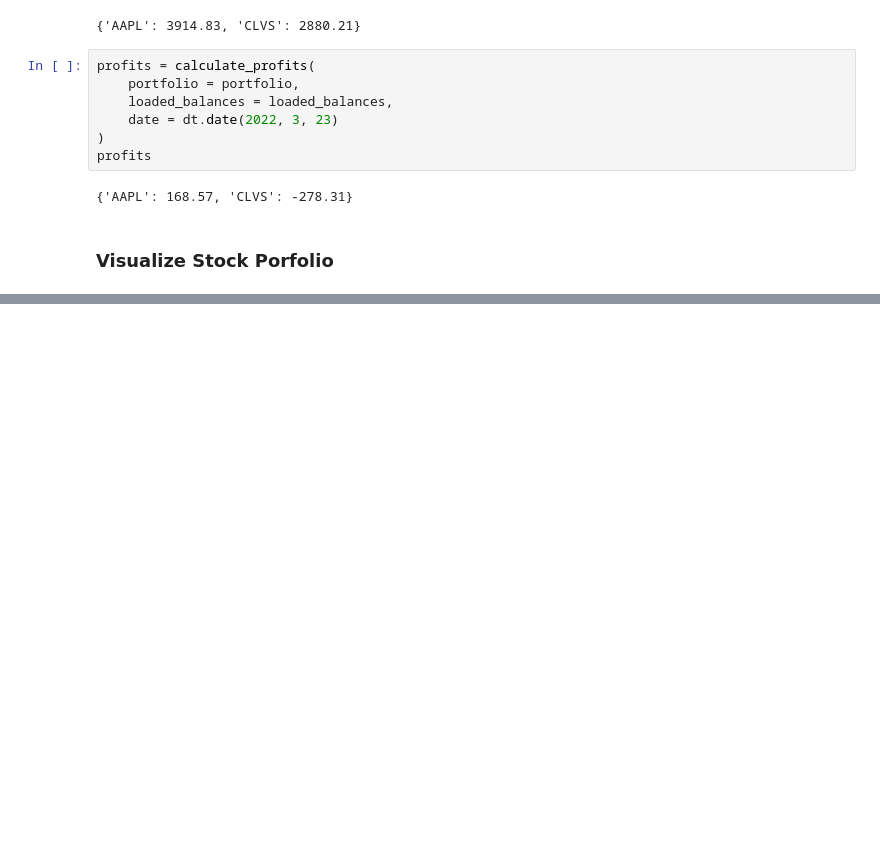
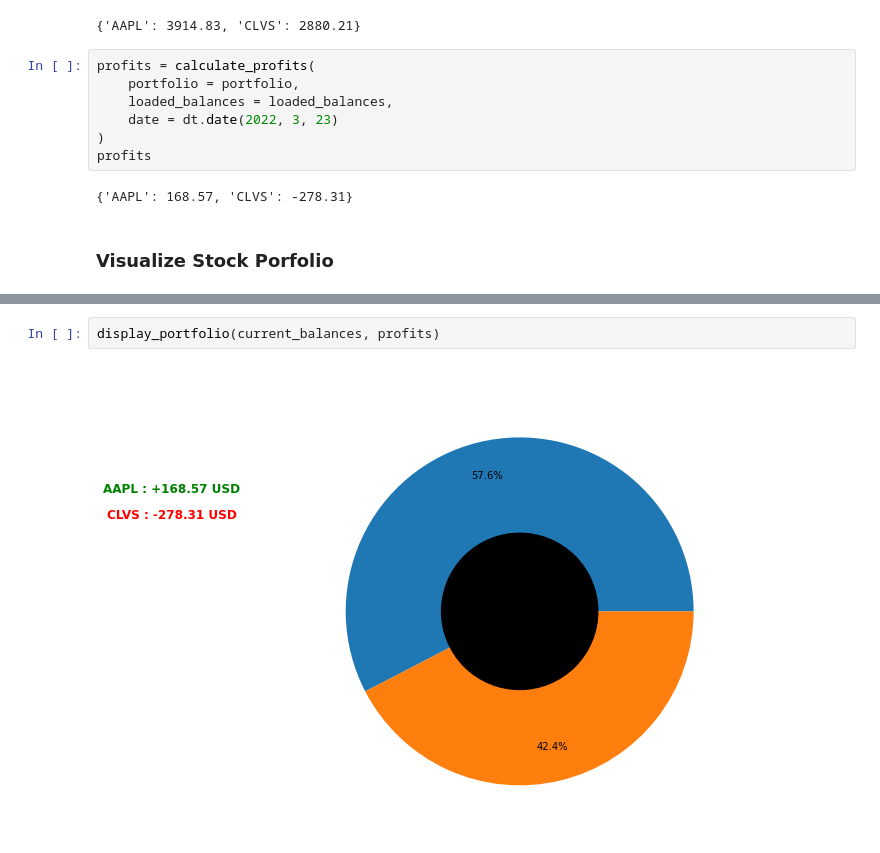
Before and after one commit to Dipto9999/Stock_Portfolio_App, a Jupyter notebook: stocks.ipynb, the cells around one changed output, grey strips where cells are left out. Saved outputs shown, nothing was run; the diff lists cells and outputs as text; blank space fills up the shorter version.

Commit message:
Updated Stock Portfolio Chart.

```diff
--- a/stocks.ipynb
+++ b/stocks.ipynb
@@ -405,0 +414,4 @@ plt.show()
+# %%
+display_portfolio(current_balances, profits)
+# %% [output]
+[figure, added]
```
Also changed, not shown: parts of 1 cell of this notebook.
